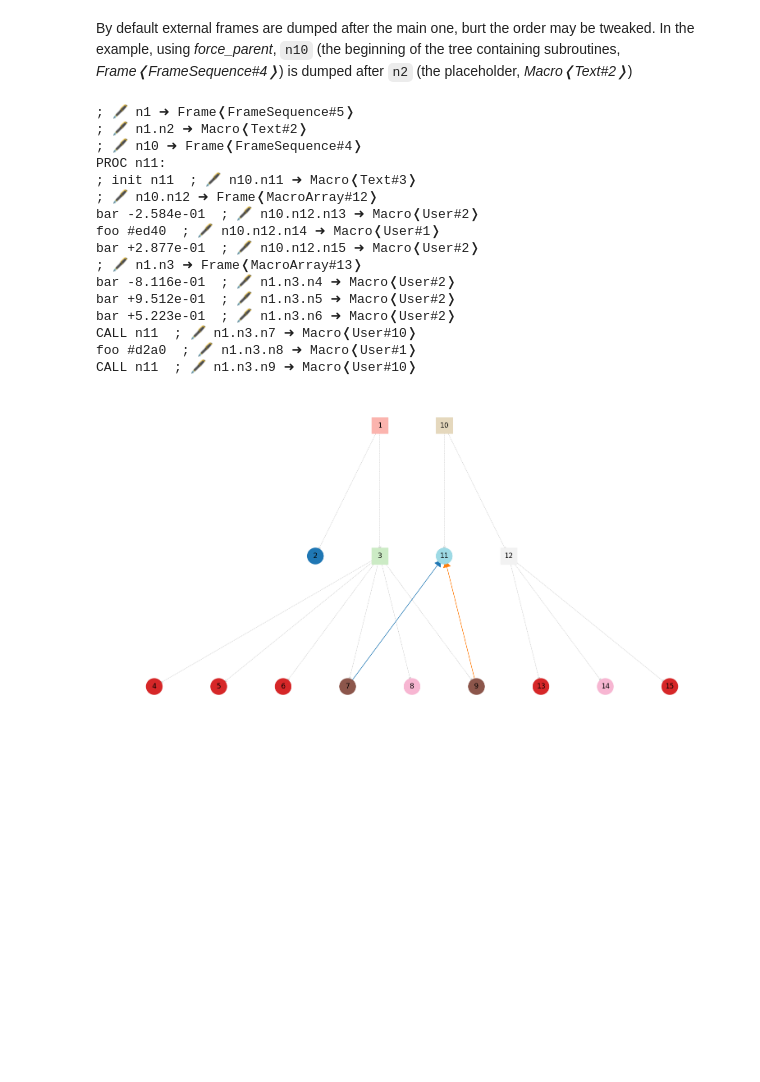
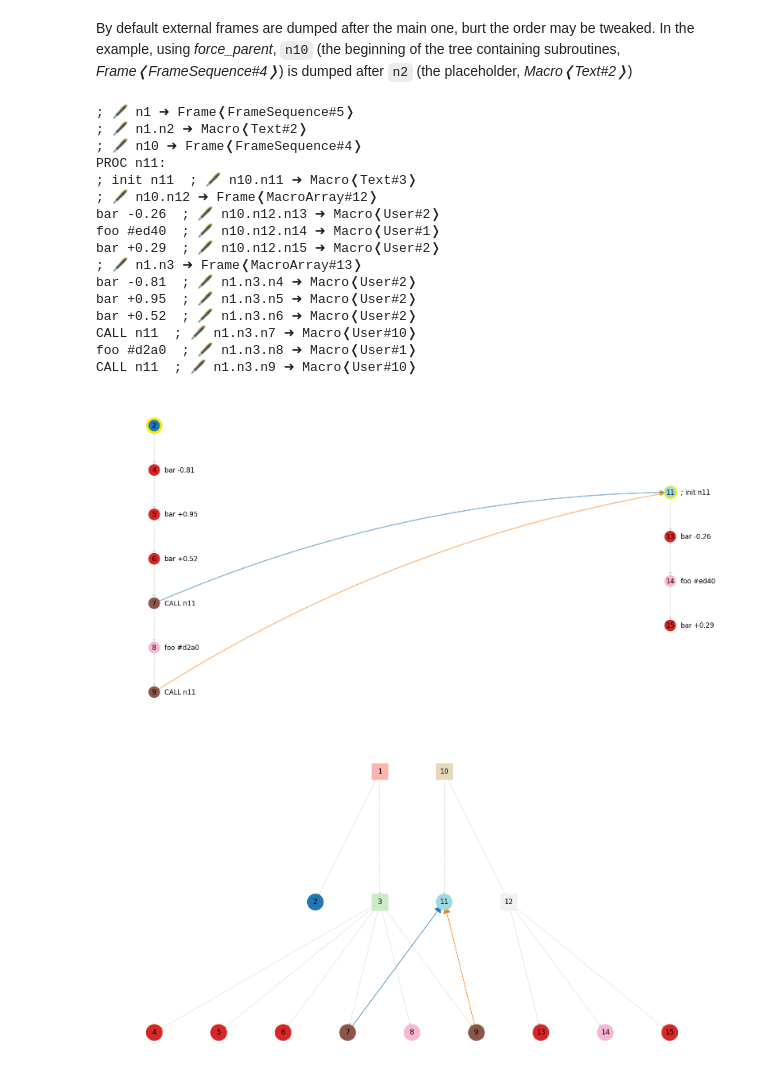
Before and after one commit to cad-polito-it/byron, a Jupyter notebook: examples/notebooks/constraints/04. global references.ipynb, the cells around one changed output. Cells and saved outputs as stored; diff of their text form; code cells hidden in the pictures; blank space fills up the shorter version.

```diff
--- a/examples/notebooks/constraints/04. global references.ipynb
+++ b/examples/notebooks/constraints/04. global references.ipynb
@@ -186,32 +186,34 @@ By default external frames are dumped after the main one, burt the order may be
 # %%
 placeholder = byron.f.macro('')
 macro_foo = byron.f.macro('foo #{num:04x}', num=byron.f.integer_parameter(0, 2 ** 16))
-macro_bar = byron.f.macro('bar {num:+0.3e}', num=byron.f.float_parameter(-1, 1))
+macro_bar = byron.f.macro('bar {num:+0.2g}', num=byron.f.float_parameter(-1, 1))
 sub_header = byron.f.macro('; init {_node}', _label='PROC {_node}:\n')
 subroutines = byron.f.sequence([sub_header, byron.f.bunch([macro_foo, macro_bar], size=3)])
 macro_call = byron.f.macro('CALL {ref}', ref=byron.f.global_reference(subroutines, creative_zeal=1, first_macro=True))
 main_frame = byron.f.sequence(
     [placeholder, byron.f.bunch([macro_foo, macro_bar, macro_call], weights=(1, 1, 1), size=6)]
 )
 subroutines.force_parent(placeholder)
 
 byron.f.as_text(main_frame)
+byron.f.as_lgp(main_frame)
 byron.f.as_forest(main_frame)
 # %% [output]
 ; 🖋 n1 ➜ Frame❬FrameSequence#5❭
 ; 🖋 n1.n2 ➜ Macro❬Text#2❭
 ; 🖋 n10 ➜ Frame❬FrameSequence#4❭
 PROC n11:
 ; init n11  ; 🖋 n10.n11 ➜ Macro❬Text#3❭
 ; 🖋 n10.n12 ➜ Frame❬MacroArray#12❭
-bar -2.584e-01  ; 🖋 n10.n12.n13 ➜ Macro❬User#2❭
+bar -0.26  ; 🖋 n10.n12.n13 ➜ Macro❬User#2❭
 foo #ed40  ; 🖋 n10.n12.n14 ➜ Macro❬User#1❭
-bar +2.877e-01  ; 🖋 n10.n12.n15 ➜ Macro❬User#2❭
+bar +0.29  ; 🖋 n10.n12.n15 ➜ Macro❬User#2❭
 ; 🖋 n1.n3 ➜ Frame❬MacroArray#13❭
-bar -8.116e-01  ; 🖋 n1.n3.n4 ➜ Macro❬User#2❭
-bar +9.512e-01  ; 🖋 n1.n3.n5 ➜ Macro❬User#2❭
-bar +5.223e-01  ; 🖋 n1.n3.n6 ➜ Macro❬User#2❭
+bar -0.81  ; 🖋 n1.n3.n4 ➜ Macro❬User#2❭
+bar +0.95  ; 🖋 n1.n3.n5 ➜ Macro❬User#2❭
+bar +0.52  ; 🖋 n1.n3.n6 ➜ Macro❬User#2❭
 CALL n11  ; 🖋 n1.n3.n7 ➜ Macro❬User#10❭
 foo #d2a0  ; 🖋 n1.n3.n8 ➜ Macro❬User#1❭
 CALL n11  ; 🖋 n1.n3.n9 ➜ Macro❬User#10❭
-[figure, old version]
+[figure, new version]
+[figure, added]
```
Also changed, not shown: parts of 6 cells of this notebook, 4 other files.
